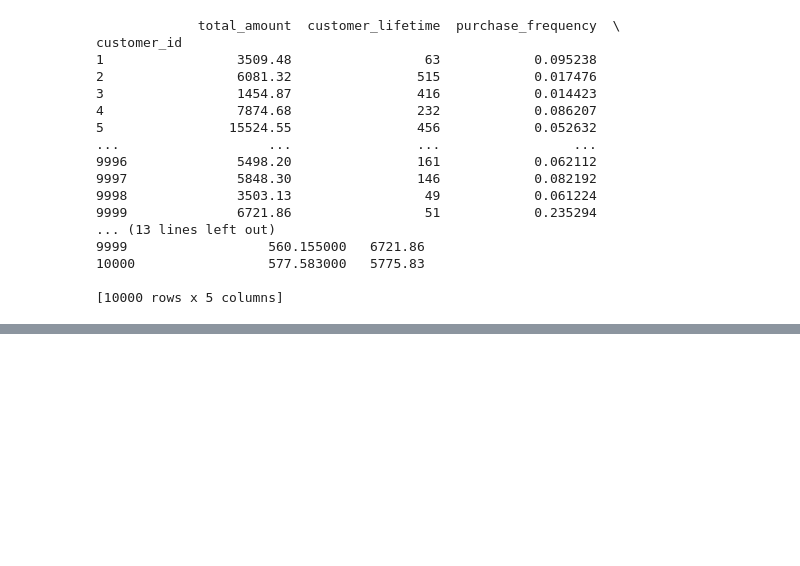
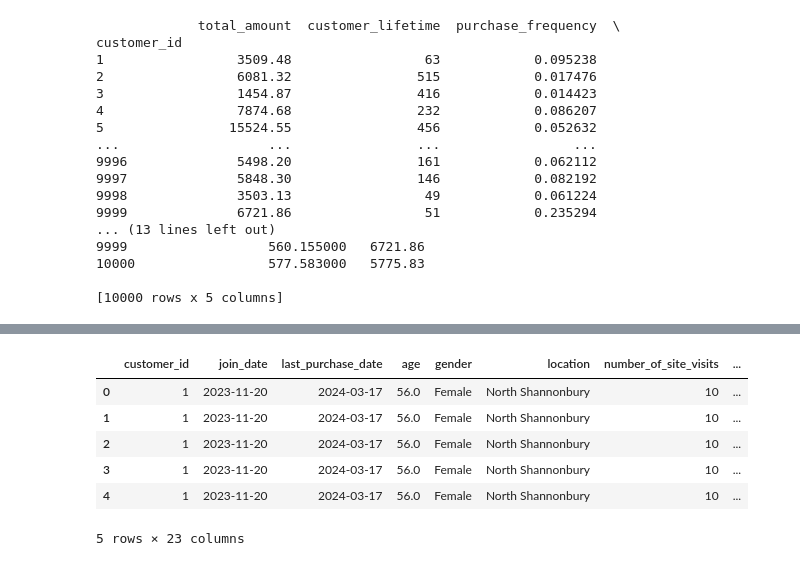
Before and after one commit to EvaW01/schulich_data_science_Xinyue-Wang, a Jupyter notebook: MBAN6110/assignment2_start.ipynb, the cells around one changed output, grey strips where cells are left out. Saved outputs shown, nothing was run; the diff lists cells and outputs as text; code cells hidden in the pictures; blank space fills up the shorter version.

```diff
--- a/MBAN6110/assignment2_start.ipynb
+++ b/MBAN6110/assignment2_start.ipynb
@@ -286,0 +373,13 @@ transaction_level[transaction_level['customer_id']==1]
+# %%
+# 填充缺失值为特定值
+df_merged['age'].fillna(df_merged['age'].median(), inplace=True)
+df_merged['gender'].fillna('Prefer not to say', inplace=True)
+df_merged['campaign_customer_id'].fillna(0.0, inplace=True)
+df_merged['campaign_campaign_id'].fillna(0.0, inplace=True)
+df_merged['campaign_response'].fillna('Not Available', inplace=True)
+df_merged['campaign_promotion_type'].fillna('Not Available', inplace=True)
+df_merged['campaign_campaign_date'].fillna('Not Available', inplace=True)
+
+# 检查填充后的缺失值情况
+missing_values_after = df_merged.isnull().sum()
+print(missing_values_after)
@@ -514,3 +639,5 @@ customer_id
 10000                 577.583000   5775.83
 
 [10000 rows x 5 columns]
+# %%
+df_final = df_merged.merge(clv_df, on='customer_id', how='left')
@@ -516,0 +656,10 @@ customer_id
+# %%
+df_final.head()
+# %% [output]
+|  | customer_id | join_date | last_purchase_date | age | gender | location | number_of_site_visits | ... |
+| 0 | 1 | 2023-11-20 | 2024-03-17 | 56.0 | Female | North Shannonbury | 10 | ... |
+| 1 | 1 | 2023-11-20 | 2024-03-17 | 56.0 | Female | North Shannonbury | 10 | ... |
+| 2 | 1 | 2023-11-20 | 2024-03-17 | 56.0 | Female | North Shannonbury | 10 | ... |
+| 3 | 1 | 2023-11-20 | 2024-03-17 | 56.0 | Female | North Shannonbury | 10 | ... |
+| 4 | 1 | 2023-11-20 | 2024-03-17 | 56.0 | Female | North Shannonbury | 10 | ... |
+5 rows × 23 columns
```
Also changed, not shown: parts of 10 cells of this notebook.
